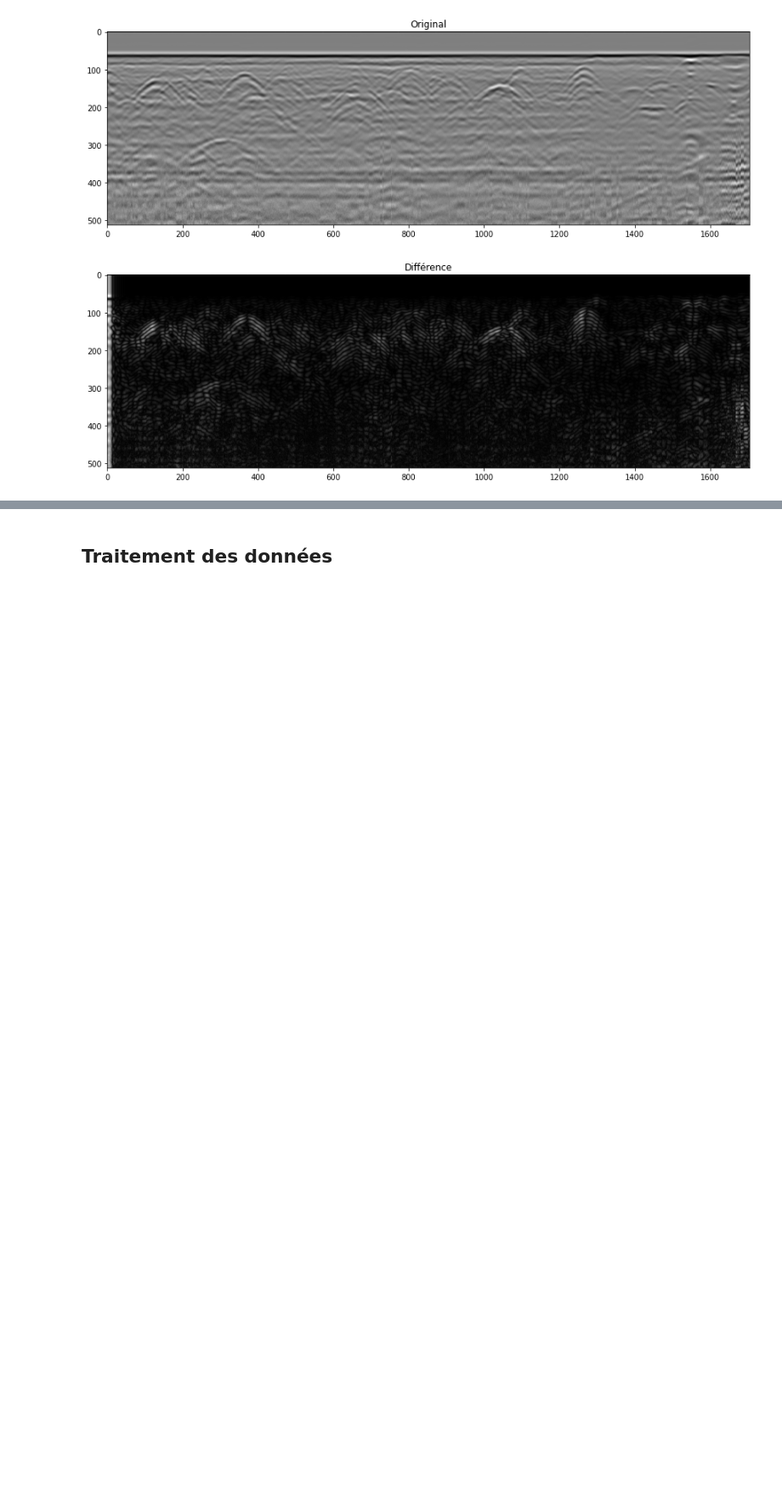
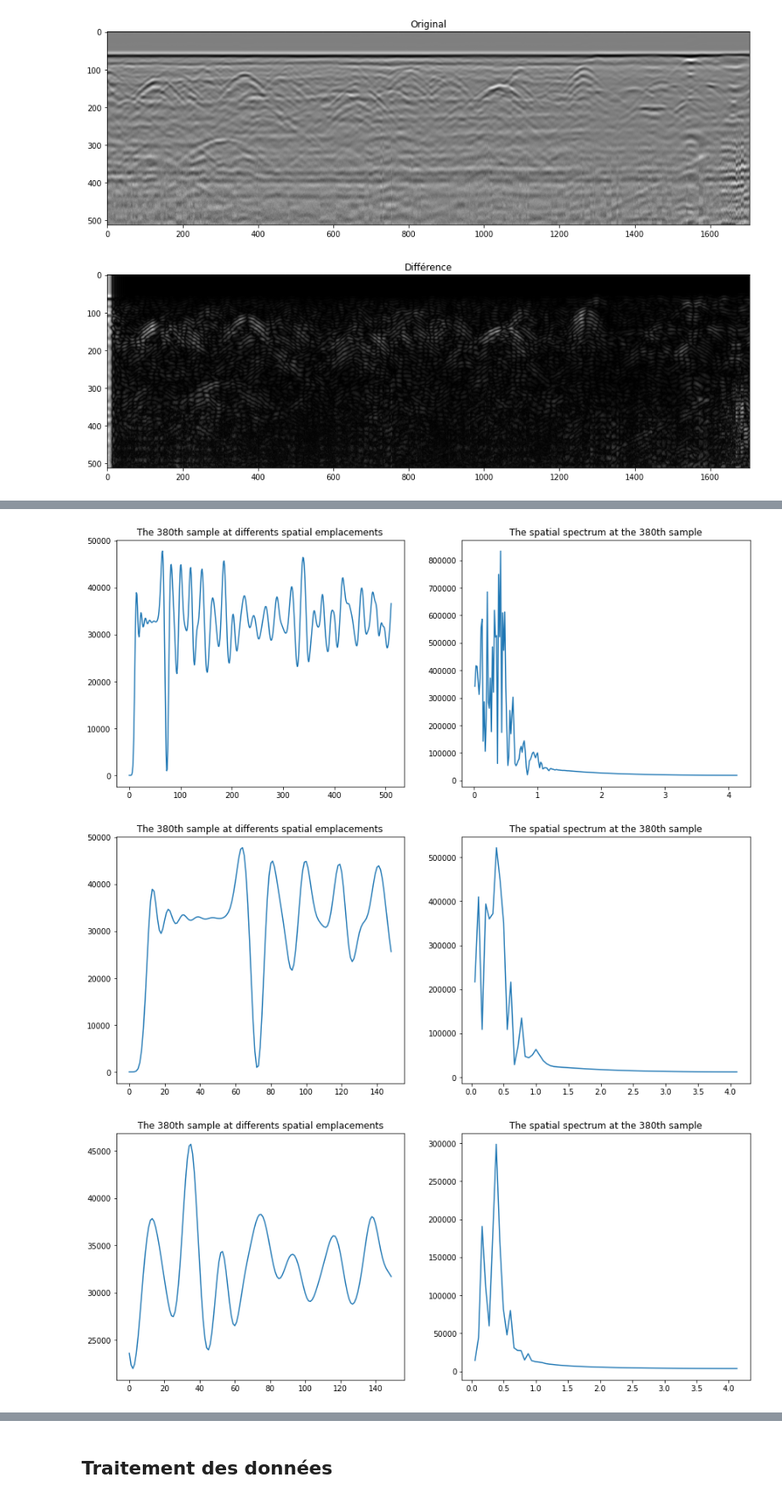
Before and after one commit to MerlinSchoose/tnsi-project, a Jupyter notebook: Examen_TNS_2021_2022.ipynb, the cells around one changed output, grey strips where cells are left out. Shown at 85% size. Drawn from its saved outputs; the diff is of its cells as text; code cells hidden in the pictures; blank space fills up the shorter version.

```diff
--- a/Examen_TNS_2021_2022.ipynb
+++ b/Examen_TNS_2021_2022.ipynb
@@ -158,0 +202,12 @@ plot_radargram(np.abs(bs - bs_butterworthed), "Différence")
+# %%
+sos = signal.butter(10, cutoff_freq_horizontal_low_pass, 'lp', fs=horizontal_sample_rate, output='sos')
+
+bs_trace_bandpass = signal.sosfilt(sos, bs[:,380])
+spatial_spectrum(bs_trace_bandpass, horizontal_sample_rate, 380)
+spatial_spectrum(bs_trace_bandpass[1:150], horizontal_sample_rate, 380)
+spatial_spectrum(bs_trace_bandpass[150:300], horizontal_sample_rate, 380)
+spatial_spectrum(bs_trace_bandpass[400:512], horizontal_sample_rate, 380)
+# %% [output]
+[figure, added]
+[figure, added]
+[figure, added]
```
Also changed, not shown: parts of 6 cells of this notebook.
